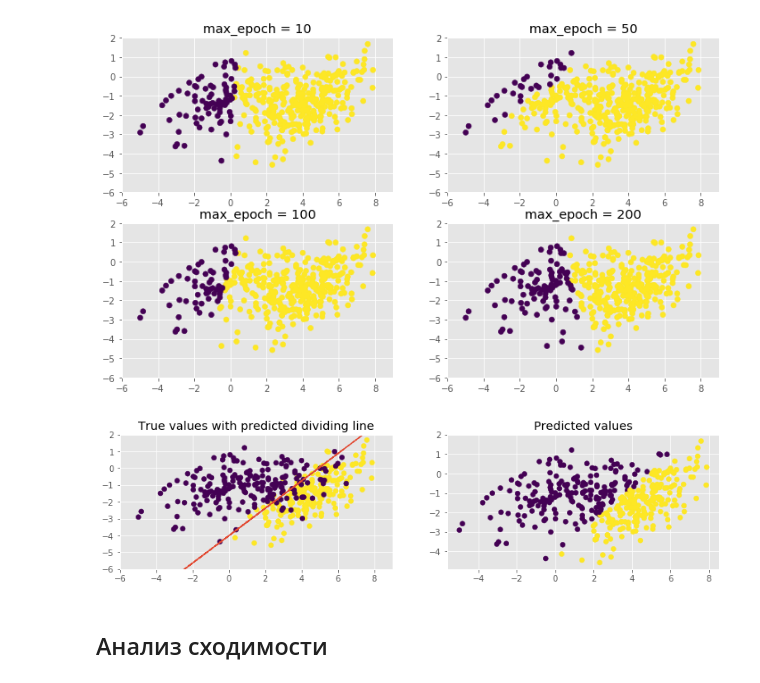
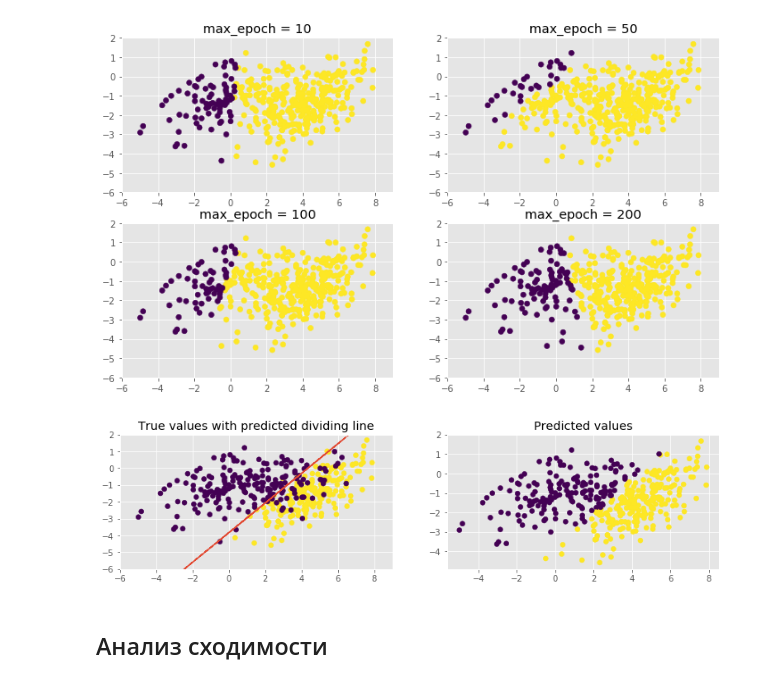
Before and after one commit to mmariyavyatkina/otus_course, a Jupyter notebook: HW3/Logreg.ipynb, the cells around one changed output. Drawn from its saved outputs; the diff is of its cells as text; code cells hidden in the pictures.

```diff
--- a/HW3/Logreg.ipynb
+++ b/HW3/Logreg.ipynb
@@ -258,29 +258,29 @@ for each in ax.flat:
 # %% [output]
 [figure]
 # %%
-model = MySGDClassifier(C = 0.001, alpha = 0.1, max_epoch = 11, penalty = 'l2')
+model = MySGDClassifier(C = 0.001, alpha = 0.1, max_epoch = 1000, penalty = 'l2')
 model.fit(X, y)
 forecast = model.predict(X)
 fig,ax=plt.subplots(1,2,figsize=(13,3))
 
 ax[0].scatter(X[:, 0], X[:, 1], c = y)
 
 axes = plt.gca()
 x_vals = X[:, 0]
 y_vals = - (model.intercept + model.coef[0] * x_vals)/model.coef[1]
 ax[0].plot(x_vals, y_vals, '--')
 
 ax[1].scatter(X[:, 0], X[:, 1], c = forecast)
 
 ax[0].set_xlim(-6, 9)
 ax[0].set_ylim(-6, 2)
 
 ax[0].title.set_text('True values with predicted dividing line')
 ax[1].title.set_text('Predicted values')
 
 plt.show()
 # %% [output]
-[figure, old version]
+[figure, new version]
 # %% [markdown]
 ## Анализ сходимости
 # %% [markdown]
```
Also changed, not shown: parts of 1 cell of this notebook.
